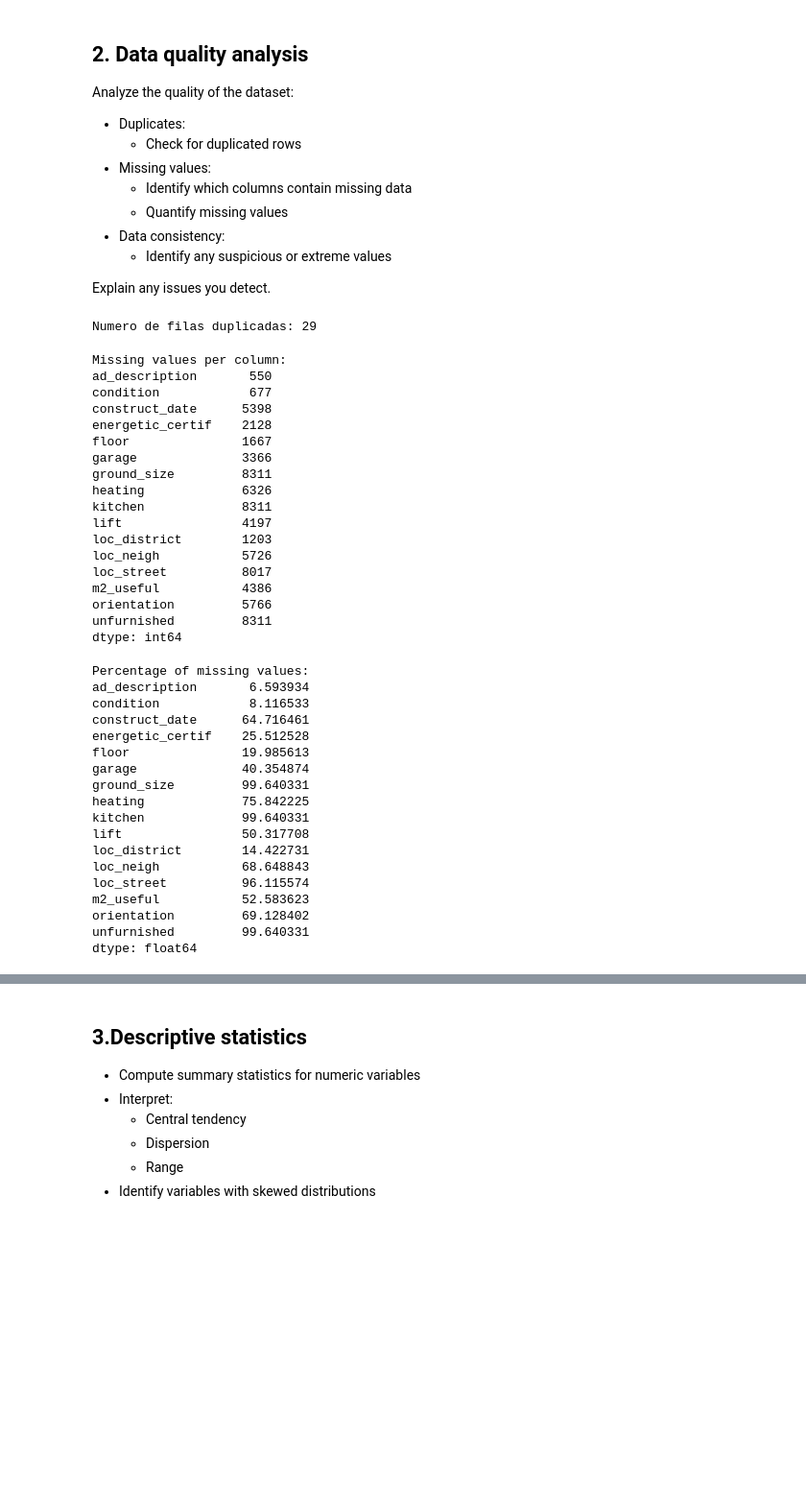
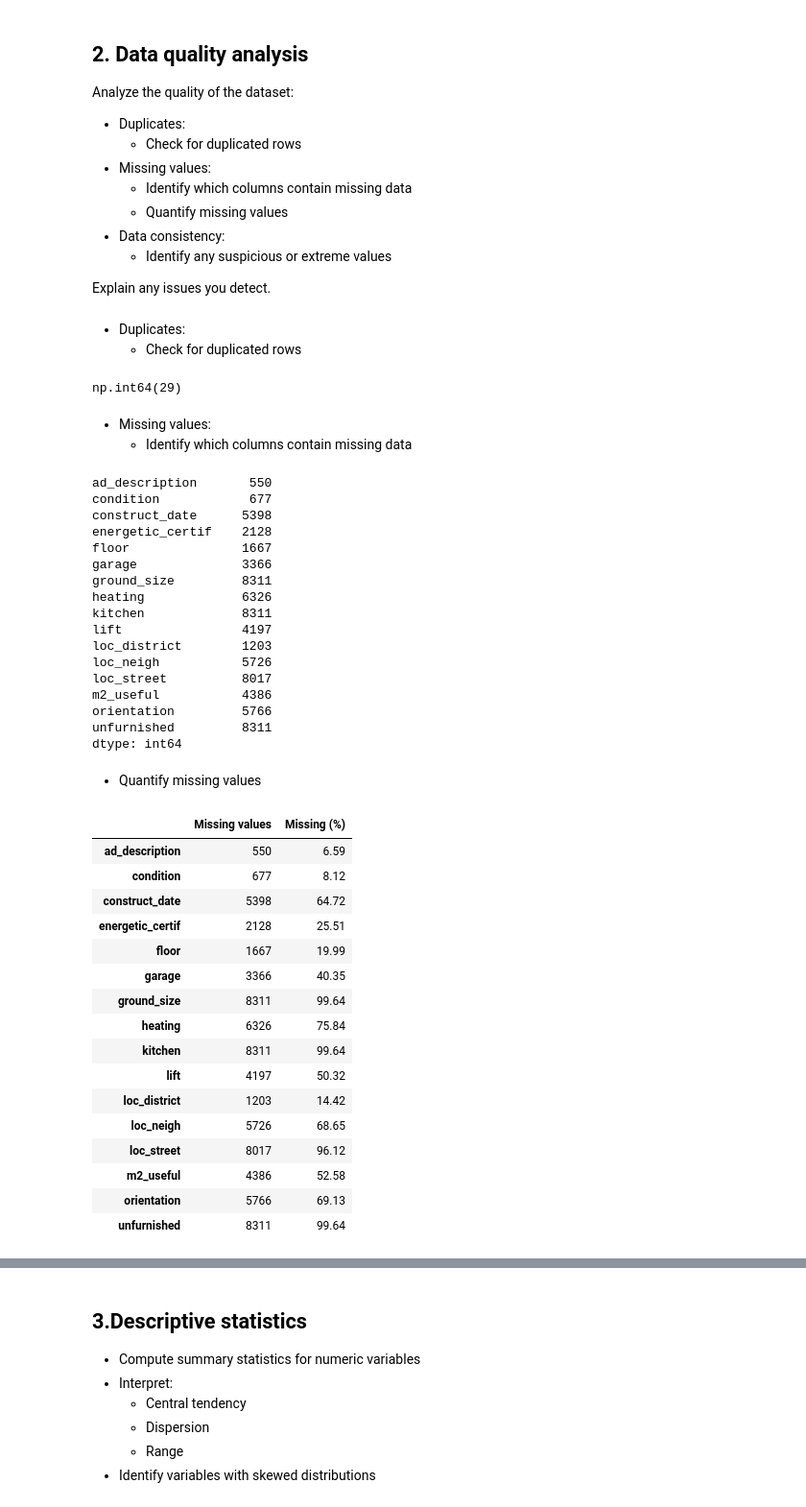
Before and after one commit to pauladata13/dataExploratory-, a Jupyter notebook: task_2.4_EDA_Housing_coruna.ipynb, the cells around one changed output, grey strips where cells are left out. Shown at 96% size. Saved outputs shown, nothing was run; the diff lists cells and outputs as text; code cells hidden in the pictures; blank space fills up the shorter version.

```diff
--- a/task_2.4_EDA_Housing_coruna.ipynb
+++ b/task_2.4_EDA_Housing_coruna.ipynb
@@ -86,21 +98,22 @@ Analyze the quality of the dataset:
   - Identify any suspicious or extreme values
 
 Explain any issues you detect.
+# %% [markdown]
+- Duplicates:
+  - Check for duplicated rows
 # %%
-duplicate_rows = df.duplicated().sum()
-print(f"\nNumero de filas duplicadas: {duplicate_rows}")
+
+duplicated_rows = df.duplicated().sum()
+duplicated_rows
 # %% [output]
-Numero de filas duplicadas: 29
+np.int64(29)
+# %% [markdown]
+- Missing values:
+  - Identify which columns contain missing data
 # %%
-
-missing_values = df.isnull().sum()
-
-missing_columns = missing_values[missing_values > 0]
-
-print("Missing values per column:")
-print(missing_columns)
+missing_per_column = df.isnull().sum()
+missing_per_column[missing_per_column > 0]
 # %% [output]
-Missing values per column:
 ad_description       550
 condition            677
 construct_date      5398
@@ -118,28 +131,32 @@ m2_useful           4386
 orientation         5766
 unfurnished         8311
 dtype: int64
+# %% [markdown]
+- Quantify missing values
 # %%
-missing_percentage = (df.isnull().sum() / len(df)) * 100
-missing_percentage = missing_percentage[missing_percentage > 0]
+missing_percentage = (df.isnull().mean() * 100).round(2)
 
-print("\nPercentage of missing values:")
-print(missing_percentage)
+missing_summary = pd.DataFrame({
+    "Missing values": missing_per_column,
+    "Missing (%)": missing_percentage
+})
+
+missing_summary[missing_summary["Missing values"] > 0]
 # %% [output]
-Percentage of missing values:
-ad_description       6.593934
-condition            8.116533
-construct_date      64.716461
-energetic_certif    25.512528
-floor               19.985613
-garage              40.354874
-ground_size         99.640331
-heating             75.842225
-kitchen             99.640331
-lift                50.317708
-loc_district        14.422731
-loc_neigh           68.648843
-loc_street          96.115574
-m2_useful           52.583623
-orientation         69.128402
-unfurnished         99.640331
-dtype: float64
+|  | Missing values | Missing (%) |
+| ad_description | 550 | 6.59 |
+| condition | 677 | 8.12 |
+| construct_date | 5398 | 64.72 |
+| energetic_certif | 2128 | 25.51 |
+| floor | 1667 | 19.99 |
+| garage | 3366 | 40.35 |
+| ground_size | 8311 | 99.64 |
+| heating | 6326 | 75.84 |
+| kitchen | 8311 | 99.64 |
+| lift | 4197 | 50.32 |
+| loc_district | 1203 | 14.42 |
+| loc_neigh | 5726 | 68.65 |
+| loc_street | 8017 | 96.12 |
+| m2_useful | 4386 | 52.58 |
+| orientation | 5766 | 69.13 |
+| unfurnished | 8311 | 99.64 |
```
Also changed, not shown: parts of 19 cells of this notebook.
